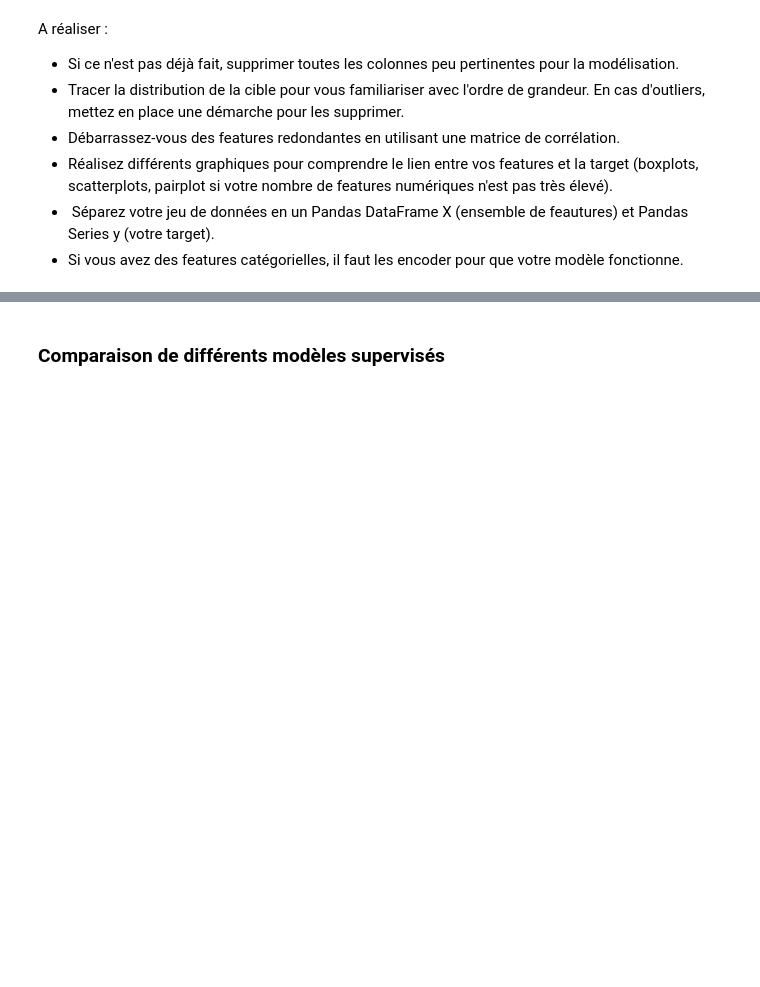
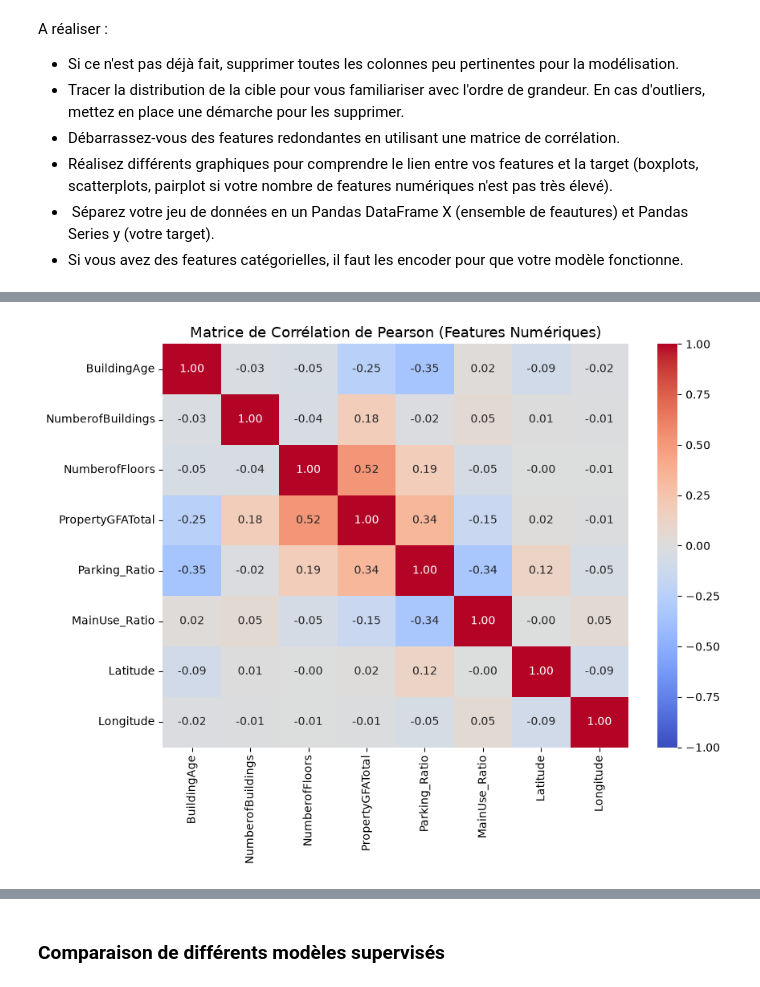
Before and after one commit to mahmoudaminfr-dotcom/seattle-building-energy-prediction, a Jupyter notebook: data/template_modelistation_supervisee.ipynb, the cells around one changed output, grey strips where cells are left out. Drawn from its saved outputs; the diff is of its cells as text; code cells hidden in the pictures; blank space fills up the shorter version.

```diff
--- a/data/template_modelistation_supervisee.ipynb
+++ b/data/template_modelistation_supervisee.ipynb
@@ -535,0 +679,20 @@ A réaliser : Enrichir le jeu de données actuel avec de nouvelles features issu
+# %%
+# 4. Identification et regroupement des modalités rares (< 1% de l'échantillon)
+threshold = 0.01 * len(df_model)
+type_counts = df_model['PrimaryPropertyType'].value_counts()
+rare_types = type_counts[type_counts < threshold].index
+
+# Création de la variable nettoyée
+df_model['PrimaryPropertyType_Clean'] = df_model['PrimaryPropertyType'].apply(
+    lambda x: 'Other' if x in rare_types else x
+)
+
+# Affichage avant / après du nombre de modalités distinctes
+n_before = df_model['PrimaryPropertyType'].nunique()
+n_after = df_model['PrimaryPropertyType_Clean'].nunique()
+
+print(f"Nombre de catégories avant regroupement : {n_before}")
+print(f"Nombre de catégories après regroupement : {n_after}")
+print("-" * 50)
+print("Répartition finale des catégories :")
+print(df_model['PrimaryPropertyType_Clean'].value_counts())
@@ -547,0 +799,27 @@ A réaliser :
+# %%
+import matplotlib.pyplot as plt
+import seaborn as sns
+
+# Liste des features numériques retenues
+num_cols = [
+    'BuildingAge',
+    'NumberofBuildings',
+    'NumberofFloors',
+    'PropertyGFATotal',
+    'Parking_Ratio',
+    'MainUse_Ratio',
+    'Latitude',
+    'Longitude'
+]
+
+# Calcul de la matrice de corrélation de Pearson
+corr_matrix = df_model[num_cols].corr()
+
+# Affichage visuel (Heatmap)
+plt.figure(figsize=(9, 7))
+sns.heatmap(corr_matrix, annot=True, fmt=".2f", cmap='coolwarm', vmin=-1, vmax=1, cbar=True)
+plt.title("Matrice de Corrélation de Pearson (Features Numériques)", fontsize=13)
+plt.tight_layout()
+plt.show()
+# %% [output]
+[figure, added]
```
Also changed, not shown: parts of 24 cells of this notebook.
